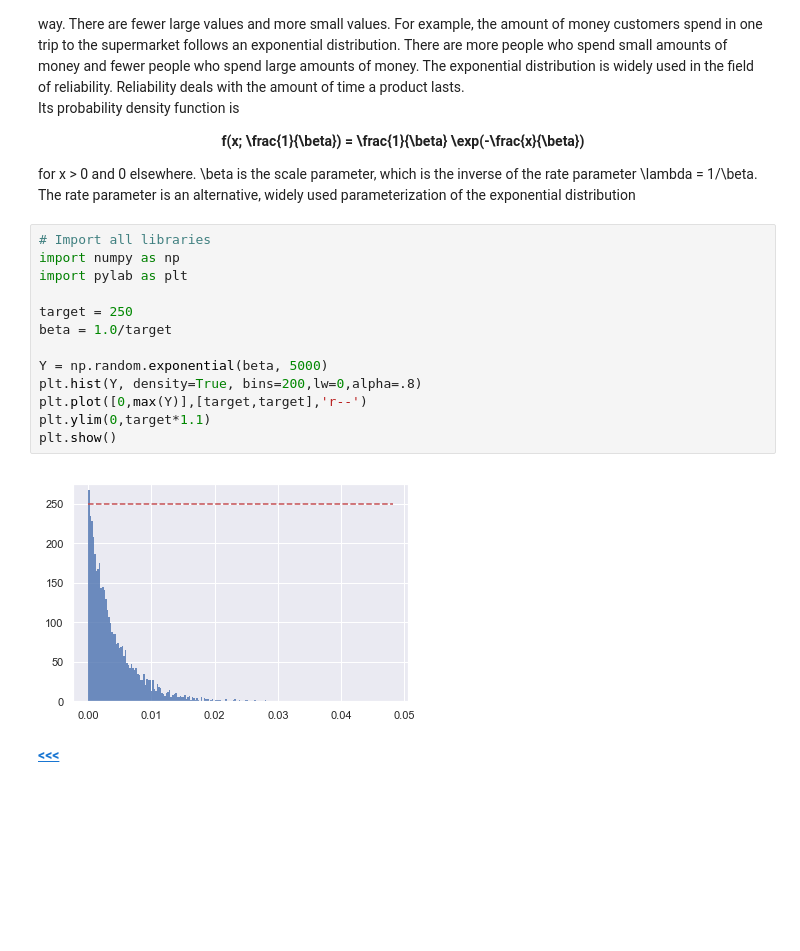
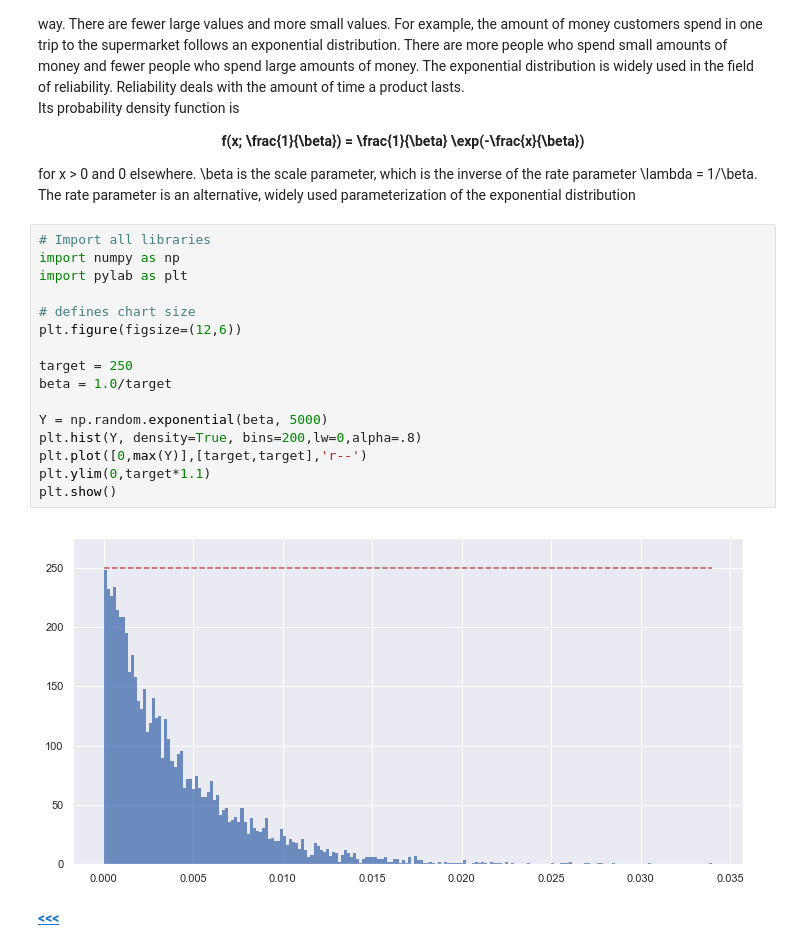
Before and after one commit to G00376332/52465_Assignment, a Jupyter notebook: Numpy_Assignment.ipynb, the cells around one changed output. Cells and saved outputs as stored; diff of their text form; blank space fills up the shorter version.

```diff
--- a/Numpy_Assignment.ipynb
+++ b/Numpy_Assignment.ipynb
@@ -293,18 +418,21 @@ for x > 0 and 0 elsewhere. \beta is the scale parameter, which is the inverse of
 # %%
 # Import all libraries
 import numpy as np
 import pylab as plt
+
+# defines chart size
+plt.figure(figsize=(12,6))
 
 target = 250
 beta = 1.0/target
 
 Y = np.random.exponential(beta, 5000)
 plt.hist(Y, density=True, bins=200,lw=0,alpha=.8)
 plt.plot([0,max(Y)],[target,target],'r--')
 plt.ylim(0,target*1.1)
 plt.show()
 # %% [output]
-[figure, old version]
+[figure, new version]
 # %% [markdown]
  [**<<<**](#table)
 # %% [markdown]
```
Also changed, not shown: parts of 26 cells of this notebook, 1 other file.
